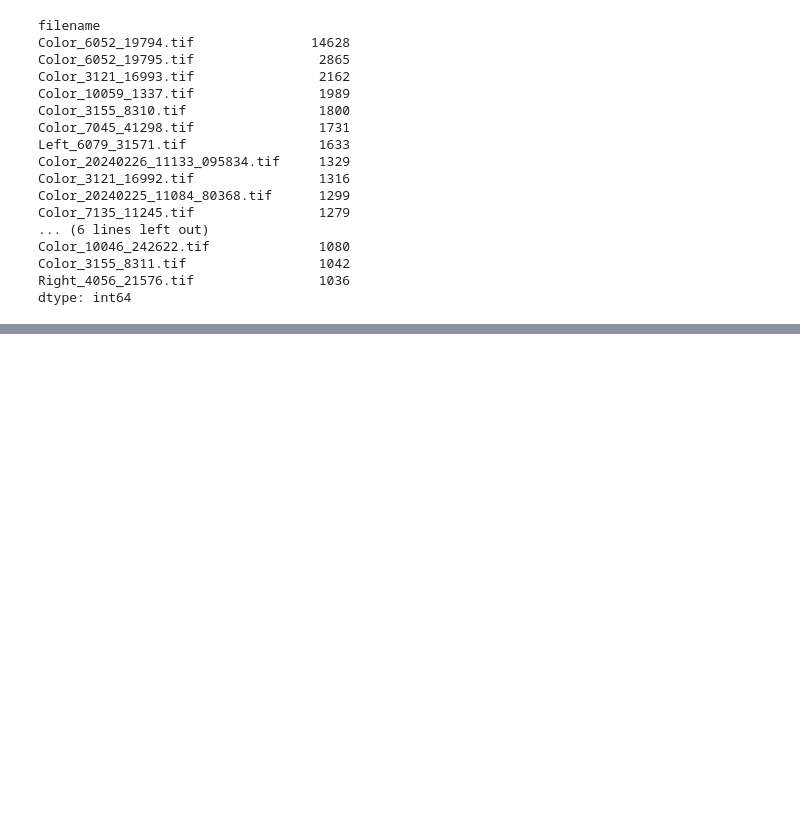
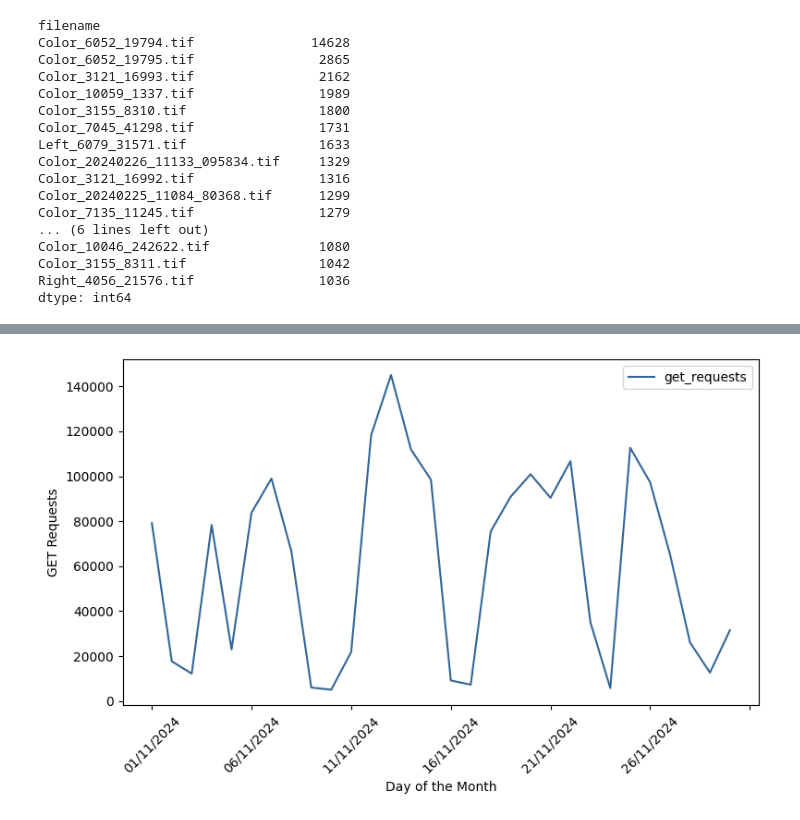
Before and after one commit to ianhorn/codeky-da-module2-project, a Jupyter notebook: data-project.ipynb, the cells around one changed output, grey strips where cells are left out. Drawn from its saved outputs; the diff is of its cells as text; code cells hidden in the pictures; blank space fills up the shorter version.

```diff
--- a/data-project.ipynb
+++ b/data-project.ipynb
@@ -278,0 +269,5 @@ total_get_requests.head(20)
+# %%
+total_requests = logs_cleaned.shape[0]
+print(f'Total GET Request of Kentucky Oblique files: {total_requests: ,} requests\n')
+total_daily_requests = logs_cleaned.groupby('formatted_date').size().reset_index(name='get_requests')
+total_daily_requests
@@ -278,0 +293,18 @@ total_get_requests.head(20)
+# %%
+# plot the daily requests
+total_daily_requests.plot(
+    kind='line',
+    x='formatted_date',
+    y='get_requests',
+    rot=45,
+    color='#336699',
+    figsize=(8,5)
+).set(
+    xlabel='Day of the Month',
+    ylabel='GET Requests'
+)
+
+plt.tight_layout()  # Adjust layout to avoid overlapping labels
+plt.show()          # Display the plot
+# %% [output]
+[figure, added]
```
Also changed, not shown: parts of 20 cells of this notebook.
